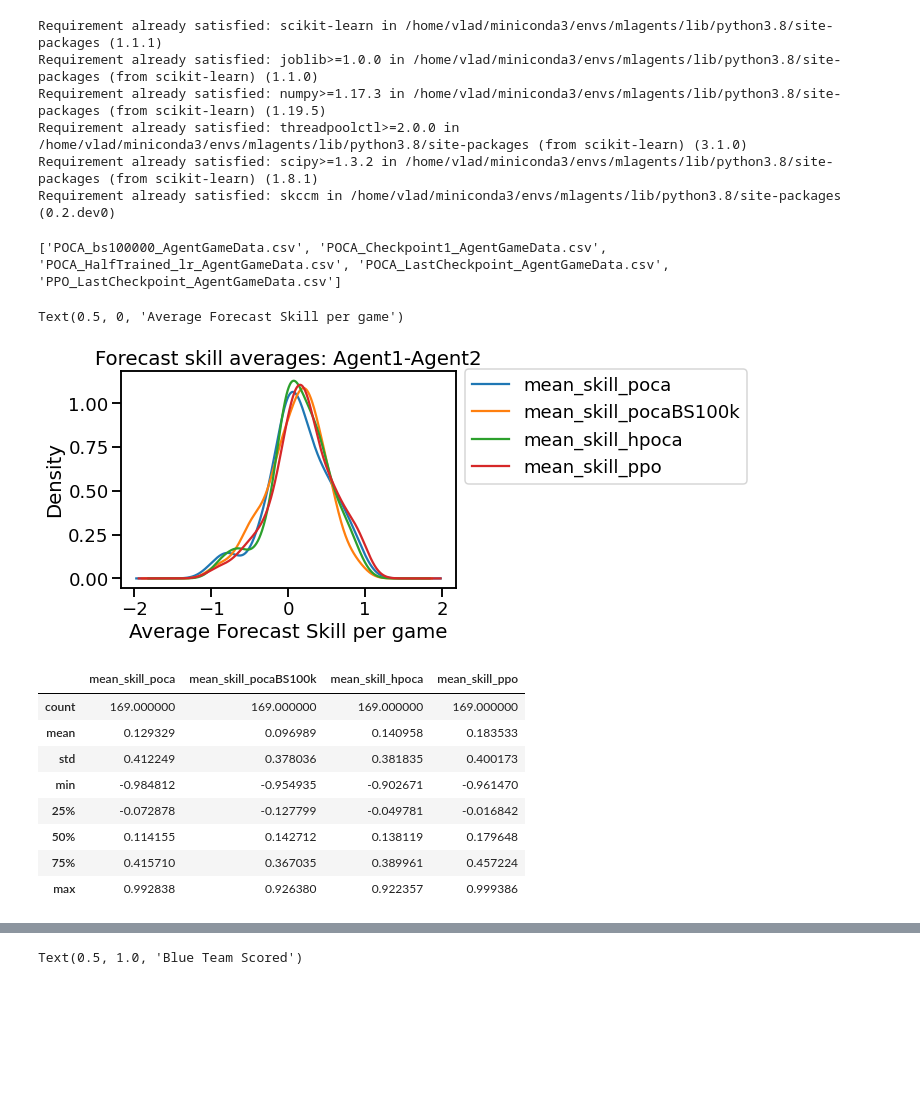
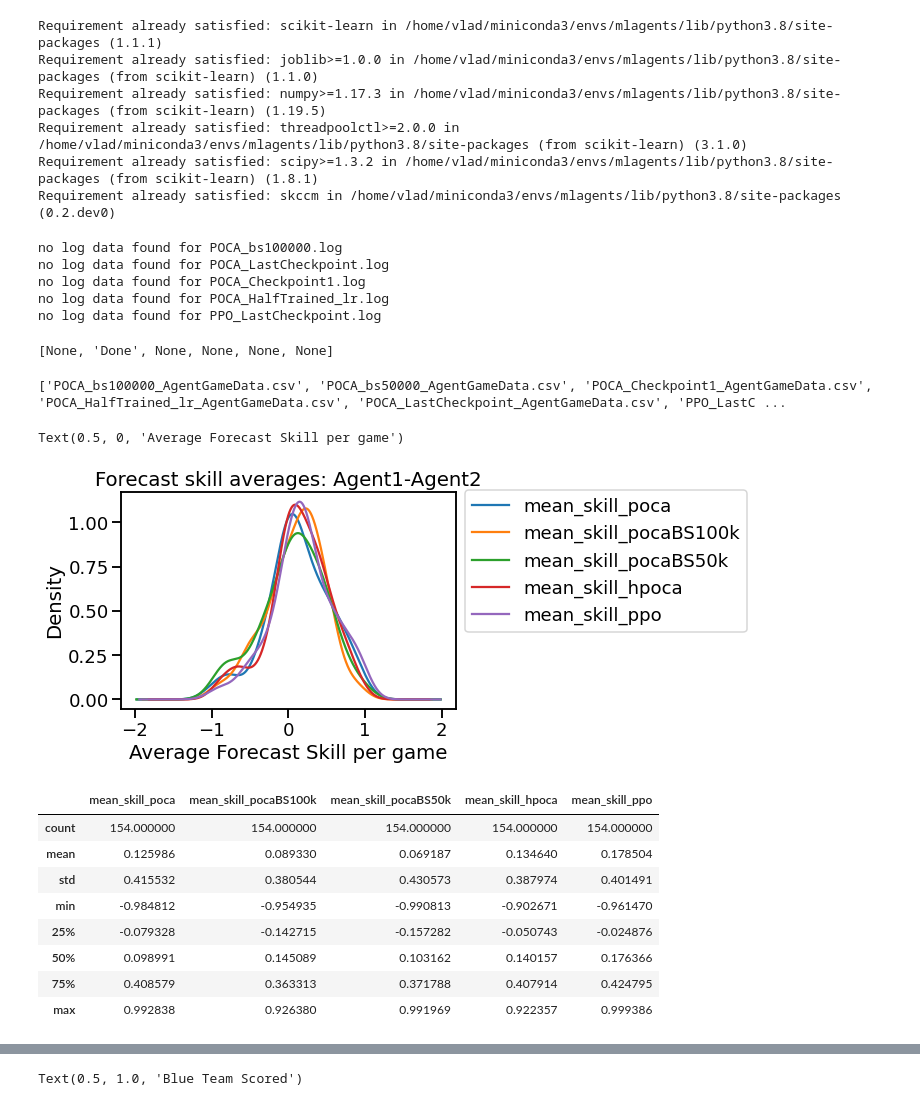
Before and after one commit to barrylee111/ml-unity-collaborative, a Jupyter notebook: data_analysis/player_tracking.ipynb, the cells around one changed output, grey strips where cells are left out. Cells and saved outputs as stored; diff of their text form; code cells hidden in the pictures; blank space fills up the shorter version.

```diff
--- a/data_analysis/player_tracking.ipynb
+++ b/data_analysis/player_tracking.ipynb
@@ -161,21 +161,33 @@ file_name_poca_ck1 = "POCA_Checkpoint1.log"
 file_name_poca_hf = "POCA_HalfTrained_lr.log"
 file_name_ppo = "PPO_LastCheckpoint.log"
 file_name_poca_bs100k = "POCA_bs100000.log"
+file_name_poca_bs50k = "POCA_bs50000.log"
 
 all_files = [
     file_name_poca_bs100k,
+    file_name_poca_bs50k,
     file_name_poca,
     file_name_poca_ck1,
     file_name_poca_hf,
     file_name_ppo
     ]
 
-# [write_log_data(f) for f in all_files]
+[write_log_data(f) for f in all_files]
+# %% [output]
+no log data found for POCA_bs100000.log
+no log data found for POCA_LastCheckpoint.log
+no log data found for POCA_Checkpoint1.log
+no log data found for POCA_HalfTrained_lr.log
+no log data found for PPO_LastCheckpoint.log
+[None, 'Done', None, None, None, None]
 # %%
 import glob
 print(glob.glob("*_AgentGameData.csv"))
 poca_bs100k_df = pd.read_csv('POCA_bs100000_AgentGameData.csv')
 poca_bs100k_scores = pd.read_csv('POCA_bs100000_AgentScoresData.csv')['score'].tolist()
+
+poca_bs50k_df = pd.read_csv('POCA_bs50000_AgentGameData.csv')
+poca_bs50k_scores = pd.read_csv('POCA_bs50000_AgentScoresData.csv')['score'].tolist()
 
 poca_full_df = pd.read_csv('POCA_LastCheckpoint_AgentGameData.csv')
 poca_full_scores = pd.read_csv('POCA_LastCheckpoint_AgentScoresData.csv')['score'].tolist()
@@ -186,11 +198,14 @@ poca_half_scores = pd.read_csv('POCA_HalfTrained_lr_AgentScoresData.csv')['score
 ppo_full_df = pd.read_csv('PPO_LastCheckpoint_AgentGameData.csv')
 ppo_full_scores = pd.read_csv('PPO_LastCheckpoint_AgentScoresData.csv')['score'].tolist()
 # %% [output]
-['POCA_bs100000_AgentGameData.csv', 'POCA_Checkpoint1_AgentGameData.csv', 'POCA_HalfTrained_lr_AgentGameData.csv', 'POCA_LastCheckpoint_AgentGameData.csv', 'PPO_LastCheckpoint_AgentGameData.csv']
+['POCA_bs100000_AgentGameData.csv', 'POCA_bs50000_AgentGameData.csv', 'POCA_Checkpoint1_AgentGameData.csv', 'POCA_HalfTrained_lr_AgentGameData.csv', 'POCA_LastCheckpoint_AgentGameData.csv', 'PPO_LastC ...
 # %%
 
 df_distances_poca_bs100k = collect_distances_per_episode(poca_bs100k_df, poca_bs100k_scores)
 df_results_forecast_poca_bs100k = collect_forecasts(poca_bs100k_df, poca_bs100k_scores)
+
+df_distances_poca_bs50k = collect_distances_per_episode(poca_bs50k_df, poca_bs50k_scores)
+df_results_forecast_poca_bs50k = collect_forecasts(poca_bs50k_df, poca_bs50k_scores)
 
 df_distances_poca = collect_distances_per_episode(poca_full_df, poca_full_scores)
 df_results_forecast_poca = collect_forecasts(poca_full_df, poca_full_scores)
@@ -202,33 +217,35 @@ df_distances_ppo = collect_distances_per_episode(ppo_full_df, ppo_full_scores)
 df_results_forecast_ppo = collect_forecasts(ppo_full_df, ppo_full_scores)
 # %%
 df_results_forecast_poca_bs100k = df_results_forecast_poca_bs100k.rename(columns={"max_skill":"max_skill_pocaBS100k","mean_skill":"mean_skill_pocaBS100k"})
+df_results_forecast_poca_bs50k = df_results_forecast_poca_bs50k.rename(columns={"max_skill":"max_skill_pocaBS50k","mean_skill":"mean_skill_pocaBS50k"})
 df_results_forecast_poca = df_results_forecast_poca.rename(columns={"max_skill":"max_skill_poca","mean_skill":"mean_skill_poca"})
 df_results_forecast_hpoca = df_results_forecast_hpoca.rename(columns={"max_skill":"max_skill_hpoca","mean_skill":"mean_skill_hpoca"})
 df_results_forecast_ppo = df_results_forecast_ppo.rename(columns={"max_skill":"max_skill_ppo","mean_skill":"mean_skill_ppo"})
 # %%
 df_skills_mean = df_results_forecast_poca.merge(
     df_results_forecast_hpoca).merge(
         df_results_forecast_ppo).merge(
-            df_results_forecast_poca_bs100k)[['mean_skill_poca','mean_skill_pocaBS100k','mean_skill_hpoca','mean_skill_ppo']]
+            df_results_forecast_poca_bs100k).merge(
+                df_results_forecast_poca_bs50k)[['mean_skill_poca','mean_skill_pocaBS100k','mean_skill_pocaBS50k','mean_skill_hpoca','mean_skill_ppo']]
 df_skills_mean.plot.density()
 plt.legend(bbox_to_anchor=(1, 1.05))
 plt.title("Forecast skill averages: Agent1-Agent2")
 plt.xlabel("Average Forecast Skill per game")
 # %% [output]
 Text(0.5, 0, 'Average Forecast Skill per game')
-[figure, old version]
+[figure, new version]
 # %%
 df_skills_mean.describe()
 # %% [output]
-|  | mean_skill_poca | mean_skill_pocaBS100k | mean_skill_hpoca | mean_skill_ppo |
-| count | 169.000000 | 169.000000 | 169.000000 | 169.000000 |
-| mean | 0.129329 | 0.096989 | 0.140958 | 0.183533 |
-| std | 0.412249 | 0.378036 | 0.381835 | 0.400173 |
-| min | -0.984812 | -0.954935 | -0.902671 | -0.961470 |
-| 25% | -0.072878 | -0.127799 | -0.049781 | -0.016842 |
-| 50% | 0.114155 | 0.142712 | 0.138119 | 0.179648 |
-| 75% | 0.415710 | 0.367035 | 0.389961 | 0.457224 |
-| max | 0.992838 | 0.926380 | 0.922357 | 0.999386 |
+|  | mean_skill_poca | mean_skill_pocaBS100k | mean_skill_pocaBS50k | mean_skill_hpoca | mean_skill_ppo |
+| count | 154.000000 | 154.000000 | 154.000000 | 154.000000 | 154.000000 |
+| mean | 0.125986 | 0.089330 | 0.069187 | 0.134640 | 0.178504 |
+| std | 0.415532 | 0.380544 | 0.430573 | 0.387974 | 0.401491 |
+| min | -0.984812 | -0.954935 | -0.990813 | -0.902671 | -0.961470 |
+| 25% | -0.079328 | -0.142715 | -0.157282 | -0.050743 | -0.024876 |
+| 50% | 0.098991 | 0.145089 | 0.103162 | 0.140157 | 0.176366 |
+| 75% | 0.408579 | 0.363313 | 0.371788 | 0.407914 | 0.424795 |
+| max | 0.992838 | 0.926380 | 0.991969 | 0.922357 | 0.999386 |
 # %%
 df_skills_max = df_results_forecast_poca.merge(
     df_results_forecast_hpoca).merge(
```
Also changed, not shown: parts of 13 cells of this notebook, 1 other file.
